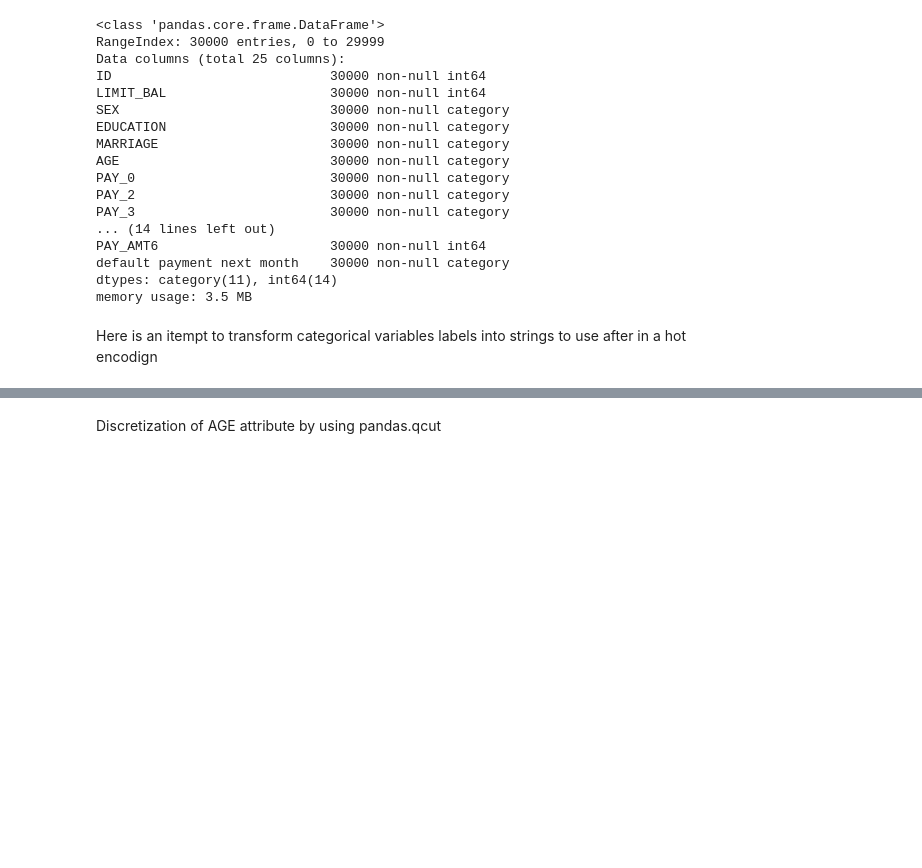
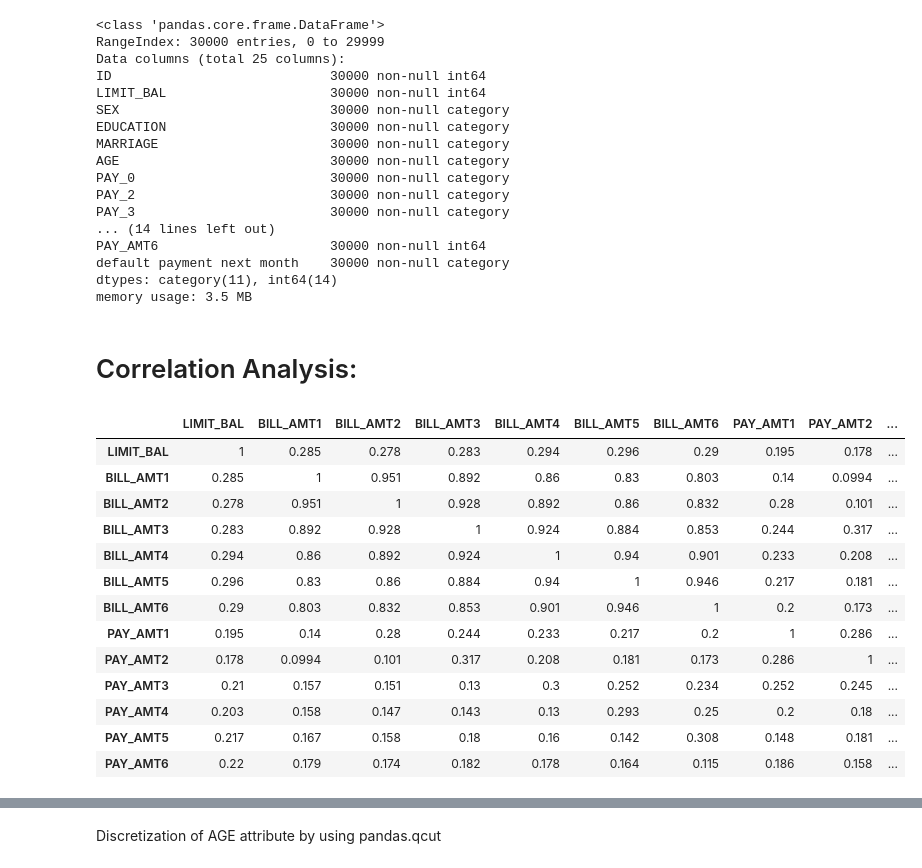
Before and after one commit to Framosb/TASK-2-EDA, a Jupyter notebook: Exploratory_report.ipynb, the cells around one changed output, grey strips where cells are left out. Cells and saved outputs as stored; diff of their text form; code cells hidden in the pictures; blank space fills up the shorter version.

```diff
--- a/Exploratory_report.ipynb
+++ b/Exploratory_report.ipynb
@@ -771,5 +660,23 @@ PAY_AMT6                      30000 non-null int64
 default payment next month    30000 non-null category
 dtypes: category(11), int64(14)
 memory usage: 3.5 MB
-# %% [markdown]
-Here is an itempt to transform categorical variables labels into strings to use after in a hot encodign
+# %% [markdown]
+# Correlation Analysis:
+# %%
+corrMAT = credit1.iloc[:,1:].corr()
+corrMAT.style.background_gradient(cmap = 'coolwarm', axis = None).set_precision(3)
+# %% [output]
+|  | LIMIT_BAL | BILL_AMT1 | BILL_AMT2 | BILL_AMT3 | BILL_AMT4 | BILL_AMT5 | BILL_AMT6 | PAY_AMT1 | PAY_AMT2 | ... |
+| LIMIT_BAL | 1 | 0.285 | 0.278 | 0.283 | 0.294 | 0.296 | 0.29 | 0.195 | 0.178 | ... |
+| BILL_AMT1 | 0.285 | 1 | 0.951 | 0.892 | 0.86 | 0.83 | 0.803 | 0.14 | 0.0994 | ... |
+| BILL_AMT2 | 0.278 | 0.951 | 1 | 0.928 | 0.892 | 0.86 | 0.832 | 0.28 | 0.101 | ... |
+| BILL_AMT3 | 0.283 | 0.892 | 0.928 | 1 | 0.924 | 0.884 | 0.853 | 0.244 | 0.317 | ... |
+| BILL_AMT4 | 0.294 | 0.86 | 0.892 | 0.924 | 1 | 0.94 | 0.901 | 0.233 | 0.208 | ... |
+| BILL_AMT5 | 0.296 | 0.83 | 0.86 | 0.884 | 0.94 | 1 | 0.946 | 0.217 | 0.181 | ... |
+| BILL_AMT6 | 0.29 | 0.803 | 0.832 | 0.853 | 0.901 | 0.946 | 1 | 0.2 | 0.173 | ... |
+| PAY_AMT1 | 0.195 | 0.14 | 0.28 | 0.244 | 0.233 | 0.217 | 0.2 | 1 | 0.286 | ... |
+| PAY_AMT2 | 0.178 | 0.0994 | 0.101 | 0.317 | 0.208 | 0.181 | 0.173 | 0.286 | 1 | ... |
+| PAY_AMT3 | 0.21 | 0.157 | 0.151 | 0.13 | 0.3 | 0.252 | 0.234 | 0.252 | 0.245 | ... |
+| PAY_AMT4 | 0.203 | 0.158 | 0.147 | 0.143 | 0.13 | 0.293 | 0.25 | 0.2 | 0.18 | ... |
+| PAY_AMT5 | 0.217 | 0.167 | 0.158 | 0.18 | 0.16 | 0.142 | 0.308 | 0.148 | 0.181 | ... |
+| PAY_AMT6 | 0.22 | 0.179 | 0.174 | 0.182 | 0.178 | 0.164 | 0.115 | 0.186 | 0.158 | ... |
```
Also changed, not shown: parts of 30 cells of this notebook.
